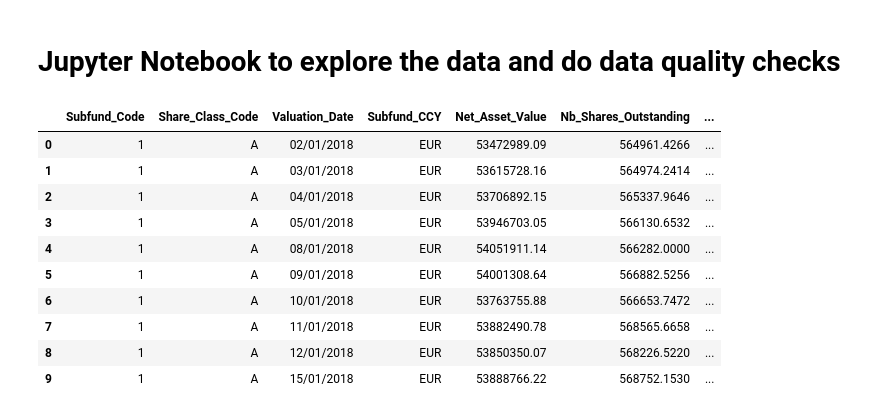
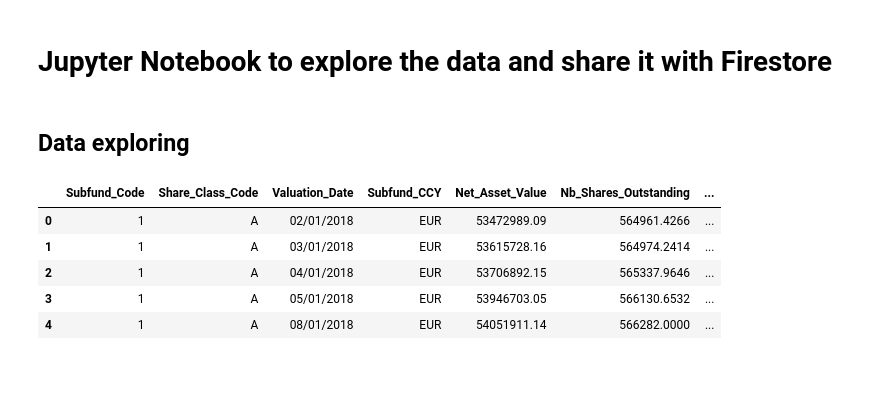
Before and after one commit to ArthurVerrez/ngt-technical-test, a Jupyter notebook: case_study/backend/data_exploring.ipynb, the cells around one changed output. Saved outputs shown, nothing was run; the diff lists cells and outputs as text; code cells hidden in the pictures; blank space fills up the shorter version.

```diff
--- a/case_study/backend/data_exploring.ipynb
+++ b/case_study/backend/data_exploring.ipynb
@@ -1,2 +1,2 @@
 # %% [markdown]
-# Jupyter Notebook to explore the data and do data quality checks
+# Jupyter Notebook to explore the data and share it with Firestore
@@ -5,0 +3,2 @@ import pandas as pd
+# %% [markdown]
+## Data exploring
@@ -8,16 +13,11 @@ import pandas as pd
 data = pd.read_csv("../data/example_data.csv")
 # %%
 # Display the data
-data.head(10)
+data.head(5)
 # %% [output]
 |  | Subfund_Code | Share_Class_Code | Valuation_Date | Subfund_CCY | Net_Asset_Value | Nb_Shares_Outstanding | ... |
 | 0 | 1 | A | 02/01/2018 | EUR | 53472989.09 | 564961.4266 | ... |
 | 1 | 1 | A | 03/01/2018 | EUR | 53615728.16 | 564974.2414 | ... |
 | 2 | 1 | A | 04/01/2018 | EUR | 53706892.15 | 565337.9646 | ... |
 | 3 | 1 | A | 05/01/2018 | EUR | 53946703.05 | 566130.6532 | ... |
 | 4 | 1 | A | 08/01/2018 | EUR | 54051911.14 | 566282.0000 | ... |
-| 5 | 1 | A | 09/01/2018 | EUR | 54001308.64 | 566882.5256 | ... |
-| 6 | 1 | A | 10/01/2018 | EUR | 53763755.88 | 566653.7472 | ... |
-| 7 | 1 | A | 11/01/2018 | EUR | 53882490.78 | 568565.6658 | ... |
-| 8 | 1 | A | 12/01/2018 | EUR | 53850350.07 | 568226.5220 | ... |
-| 9 | 1 | A | 15/01/2018 | EUR | 53888766.22 | 568752.1530 | ... |
```
Also changed, not shown: parts of 34 cells of this notebook, 1 other file.
